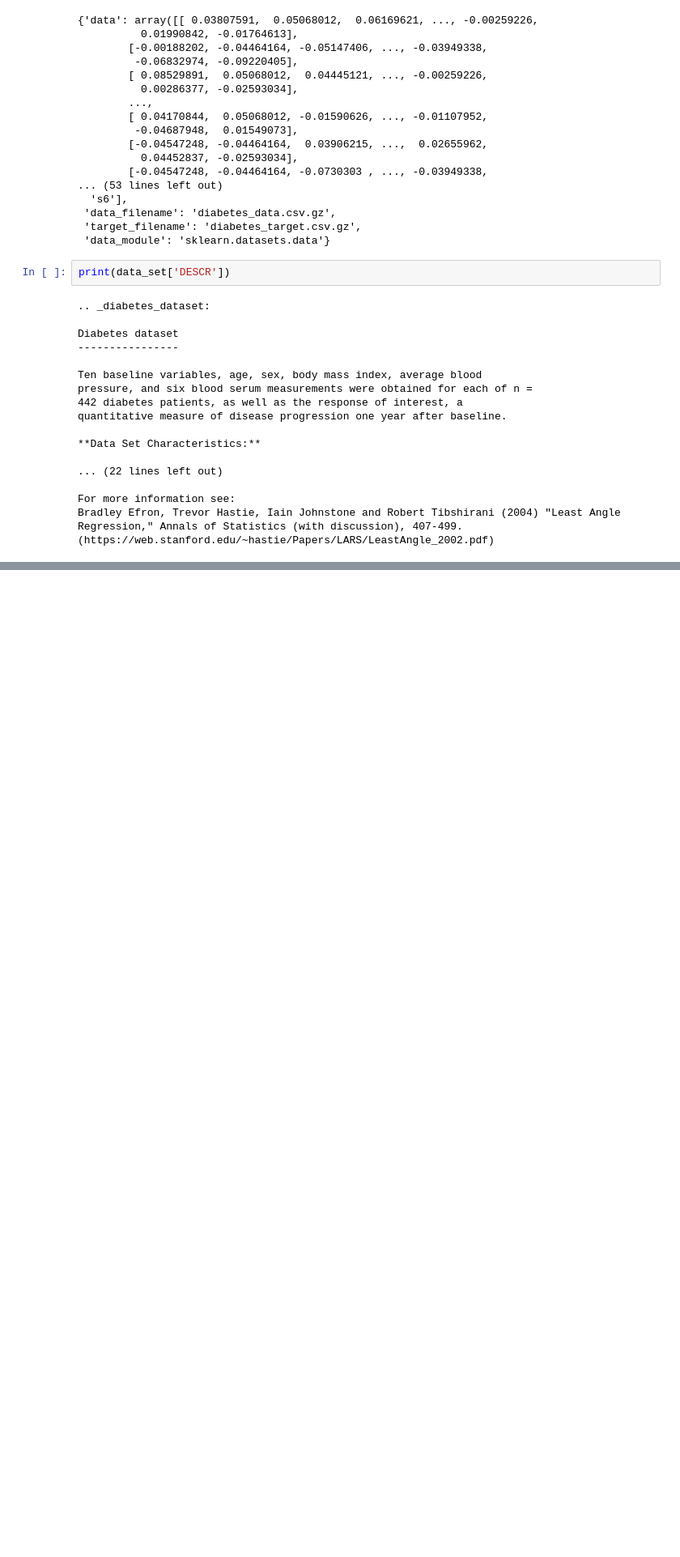
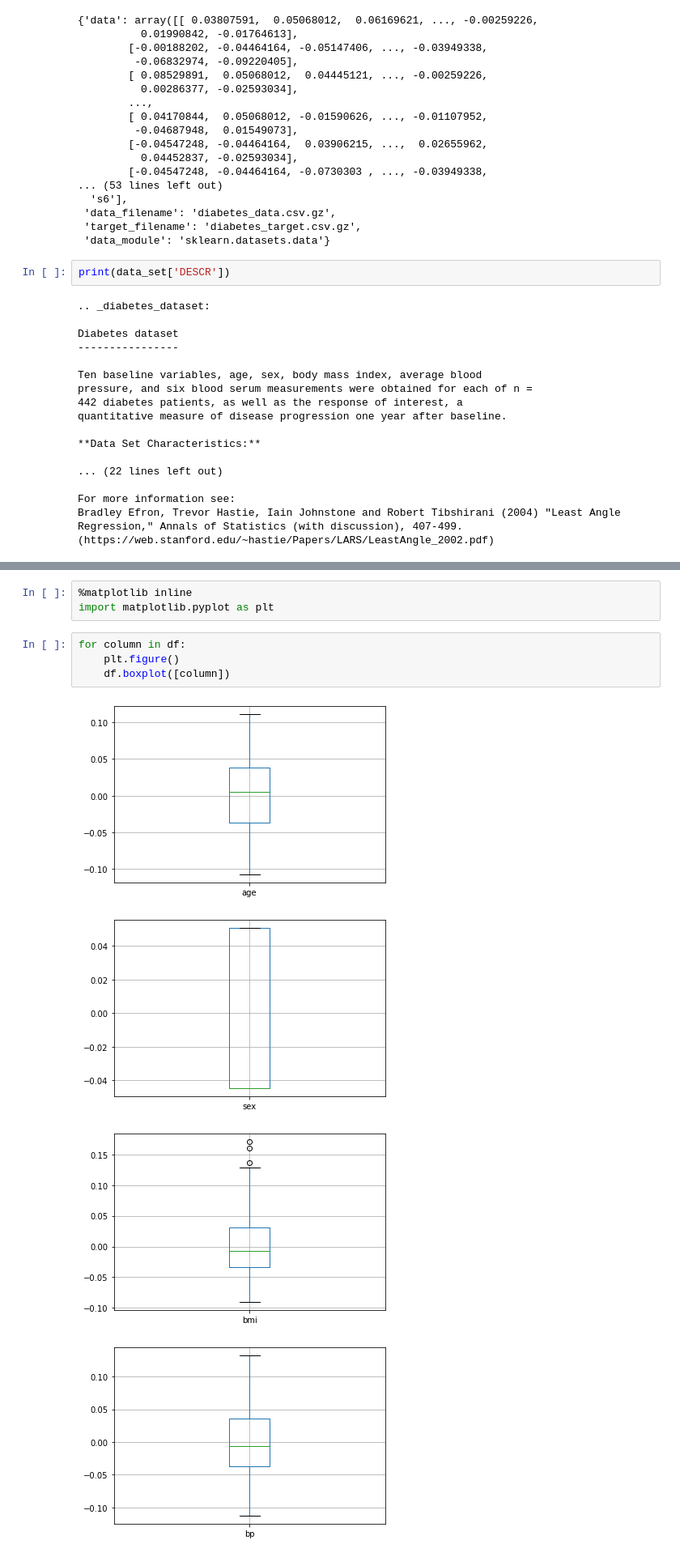
Before and after one commit to AhmedFuzailKhan/sharing-github, a Jupyter notebook: Loading sklearn dataset.ipynb, the cells around one changed output, grey strips where cells are left out. Shown at 81% size. Drawn from its saved outputs; the diff is of its cells as text; blank space fills up the shorter version.

```diff
--- a/Loading sklearn dataset.ipynb
+++ b/Loading sklearn dataset.ipynb
@@ -79 +80,13 @@ s6     0
 dtype: int64
+# %%
+%matplotlib inline
+import matplotlib.pyplot as plt
+# %%
+for column in df:
+    plt.figure()
+    df.boxplot([column])
+# %% [output]
+[figure, added]
+[figure, added]
+[figure, added]
+[figure, added]
```
Also changed, not shown: parts of 4 cells of this notebook.
